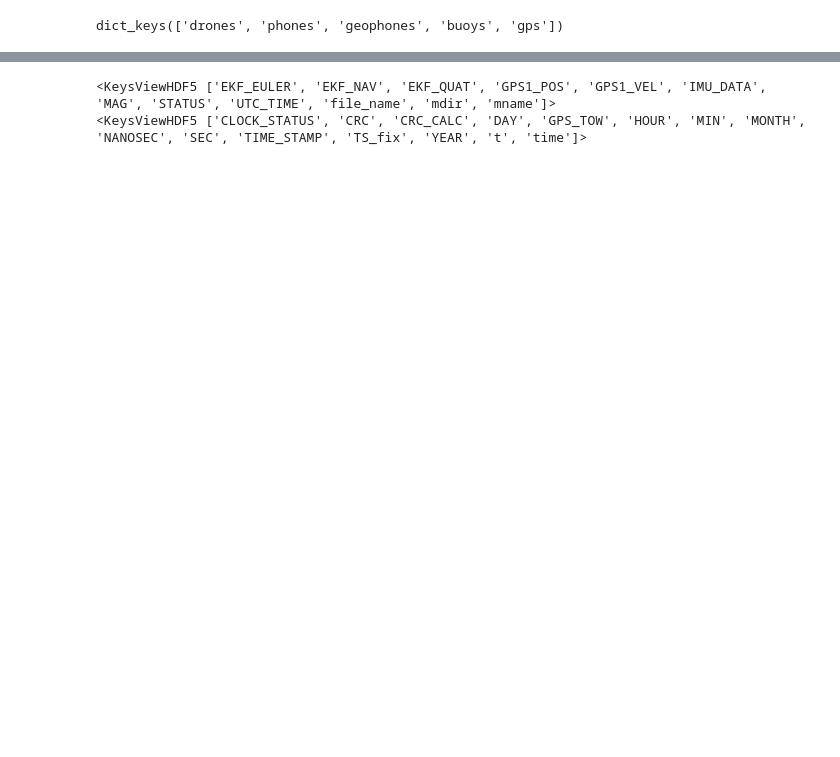
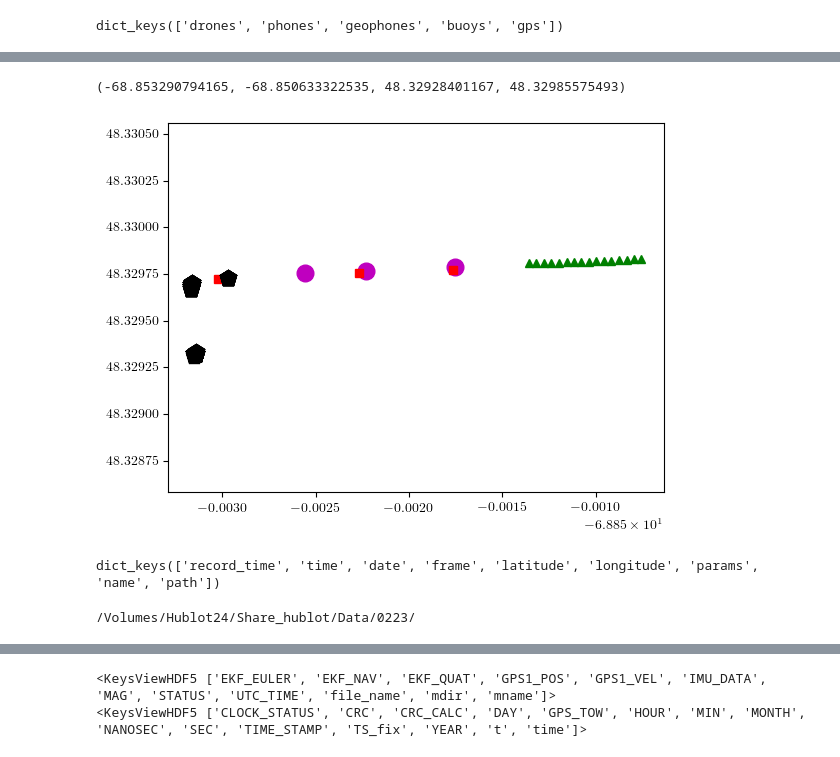
Before and after one commit to Turbotice/icewave, a Jupyter notebook: icewave/phone/Compare_Phone_Buoys.ipynb, the cells around one changed output, grey strips where cells are left out. Saved outputs shown, nothing was run; the diff lists cells and outputs as text; code cells hidden in the pictures; blank space fills up the shorter version.

```diff
--- a/icewave/phone/Compare_Phone_Buoys.ipynb
+++ b/icewave/phone/Compare_Phone_Buoys.ipynb
@@ -54,0 +120,40 @@ dict_keys(['drones', 'phones', 'geophones', 'buoys', 'gps'])
+# %%
+couples = [('B1','T19'),('B2','T13'),('B4','T0')]#,('B5','T0')]
+
+for couple in couples:
+    instrument = 'buoys'
+    key = couple[0]
+    k = list(records[instrument][key].keys())[0]
+    lat = records[instrument][key][k]['latitude']
+    lon = records[instrument][key][k]['longitude']
+    plt.plot(lon,lat,'mo',markersize=12)
+
+    instrument = 'phones'
+    key = couple[1]
+    k = 'Bic24_S02_2024_0223'
+    lat = float(records[instrument][key][k]['latitude'])
+    lon = float(records[instrument][key][k]['longitude'])
+    plt.plot(lon,lat,'rs')
+
+for key in records['geophones'].keys():
+    for k in records['geophones'][key].keys():
+        #.keys()
+        hour=int(records['geophones'][key][k]['time'][18].split(':')[0])
+        if hour<19:
+            print(records['geophones'][key][k]['time'])
+            lat = np.mean(records['geophones'][key][k]['latitude'])
+            lon = np.mean(records['geophones'][key][k]['longitude'])
+            #pprint(lat[0])
+            plt.plot(lon,lat,'g^')
+
+names = ['20-waves_013','17-waves_012','21-waves_014']
+#name = '17-waves_012'# 18:07:51
+#name = '21-waves_014'# 18:34:16
+for name in names:
+    lat = records['drones']['Bernache'][name][0]['latitude']
+    lon = records['drones']['Bernache'][name][0]['longitude']
+    plt.plot(lon,lat,'kp',markersize=12)
+
+
+plt.axis('equal')
+# %% [output]
@@ -54,0 +176,10 @@ dict_keys(['drones', 'phones', 'geophones', 'buoys', 'gps'])
+(-68.853290794165, -68.850633322535, 48.32928401167, 48.32985575493)
+[figure, added]
+# %%
+records['drones']['Bernache'][name][0].keys()
+# %% [output]
+dict_keys(['record_time', 'time', 'date', 'frame', 'latitude', 'longitude', 'params', 'name', 'path'])
+# %%
+print(base)
+# %% [output]
+/Volumes/Hublot24/Share_hublot/Data/0223/
```
Also changed, not shown: parts of 47 cells of this notebook, 6 other files.
